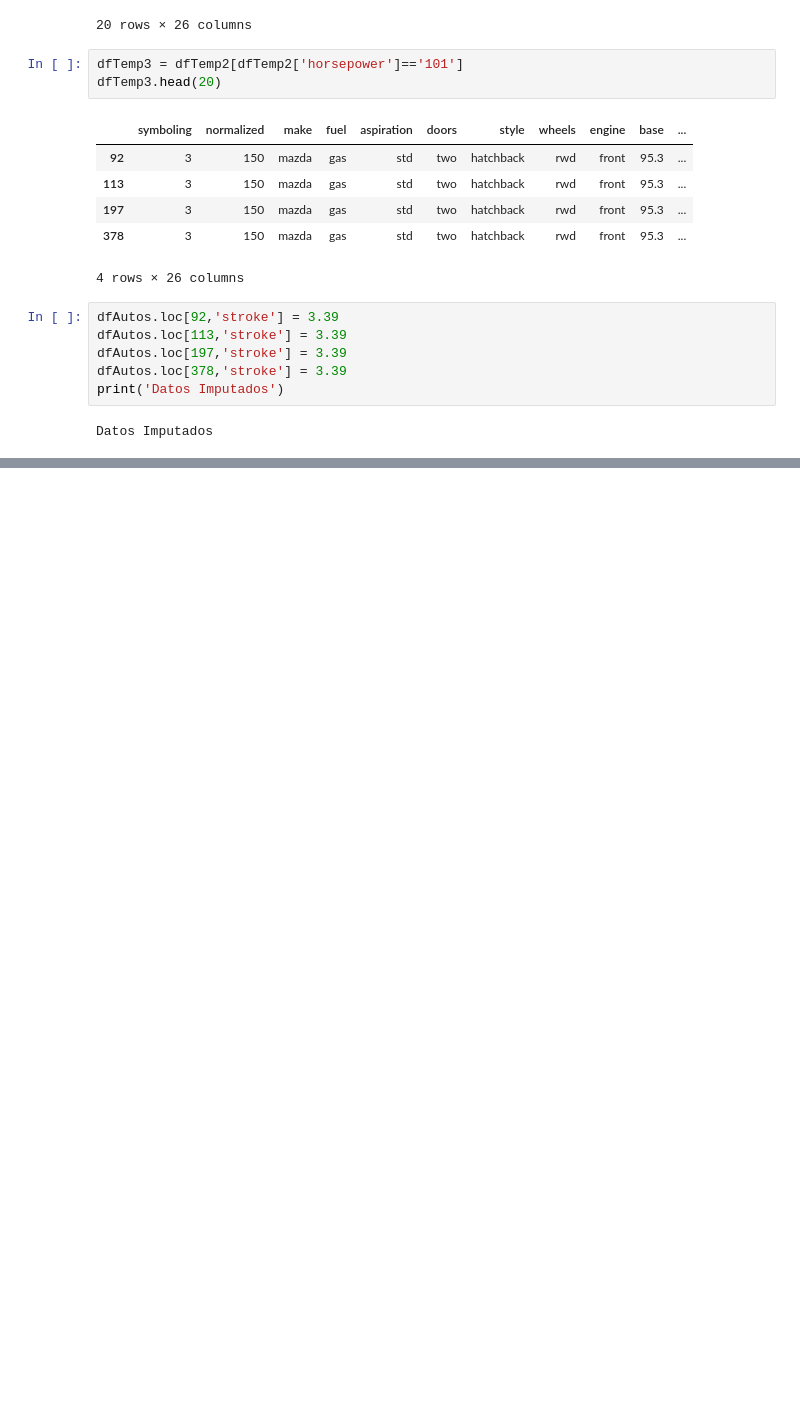
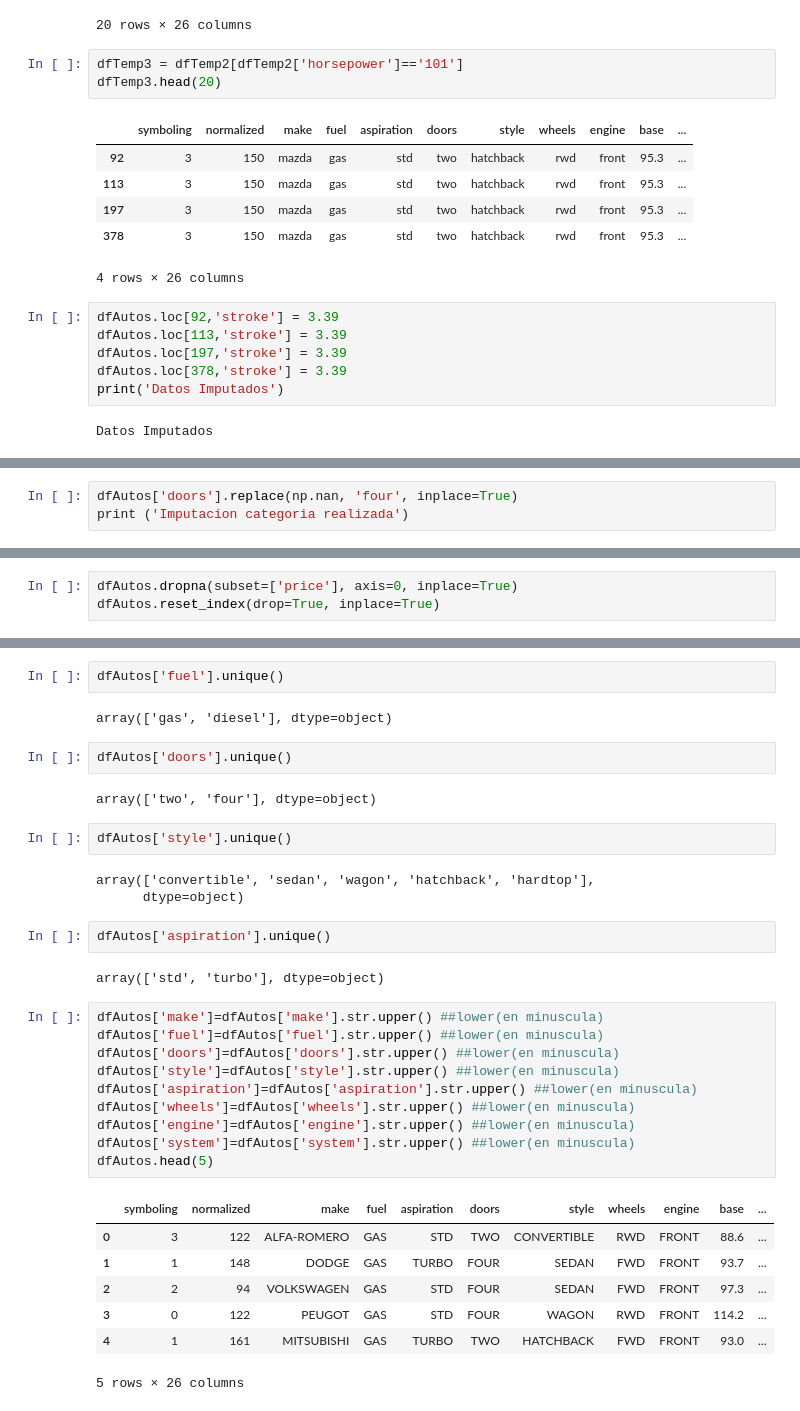
Before and after one commit to victor1098cc/Portafolio, a Jupyter notebook: EDA_Carros.ipynb, the cells around one changed output, grey strips where cells are left out. Cells and saved outputs as stored; diff of their text form; blank space fills up the shorter version.

```diff
--- a/EDA_Carros.ipynb
+++ b/EDA_Carros.ipynb
@@ -388,0 +444,3 @@ Datos Imputados
+# %%
+dfAutos['doors'].replace(np.nan, 'four', inplace=True)
+print ('Imputacion categoria realizada')
@@ -388,0 +451,3 @@ Datos Imputados
+# %%
+dfAutos.dropna(subset=['price'], axis=0, inplace=True)
+dfAutos.reset_index(drop=True, inplace=True)
@@ -388,0 +485,35 @@ Datos Imputados
+# %%
+dfAutos['fuel'].unique()
+# %% [output]
+array(['gas', 'diesel'], dtype=object)
+# %%
+dfAutos['doors'].unique()
+# %% [output]
+array(['two', 'four'], dtype=object)
+# %%
+dfAutos['style'].unique()
+# %% [output]
+array(['convertible', 'sedan', 'wagon', 'hatchback', 'hardtop'],
+      dtype=object)
+# %%
+dfAutos['aspiration'].unique()
+# %% [output]
+array(['std', 'turbo'], dtype=object)
+# %%
+dfAutos['make']=dfAutos['make'].str.upper() ##lower(en minuscula)
+dfAutos['fuel']=dfAutos['fuel'].str.upper() ##lower(en minuscula)
+dfAutos['doors']=dfAutos['doors'].str.upper() ##lower(en minuscula)
+dfAutos['style']=dfAutos['style'].str.upper() ##lower(en minuscula)
+dfAutos['aspiration']=dfAutos['aspiration'].str.upper() ##lower(en minuscula)
+dfAutos['wheels']=dfAutos['wheels'].str.upper() ##lower(en minuscula)
+dfAutos['engine']=dfAutos['engine'].str.upper() ##lower(en minuscula)
+dfAutos['system']=dfAutos['system'].str.upper() ##lower(en minuscula)
+dfAutos.head(5)
+# %% [output]
+|  | symboling | normalized | make | fuel | aspiration | doors | style | wheels | engine | base | ... |
+| 0 | 3 | 122 | ALFA-ROMERO | GAS | STD | TWO | CONVERTIBLE | RWD | FRONT | 88.6 | ... |
+| 1 | 1 | 148 | DODGE | GAS | TURBO | FOUR | SEDAN | FWD | FRONT | 93.7 | ... |
+| 2 | 2 | 94 | VOLKSWAGEN | GAS | STD | FOUR | SEDAN | FWD | FRONT | 97.3 | ... |
+| 3 | 0 | 122 | PEUGOT | GAS | STD | FOUR | WAGON | RWD | FRONT | 114.2 | ... |
+| 4 | 1 | 161 | MITSUBISHI | GAS | TURBO | TWO | HATCHBACK | FWD | FRONT | 93.0 | ... |
+5 rows × 26 columns
```
Also changed, not shown: parts of 19 cells of this notebook.
